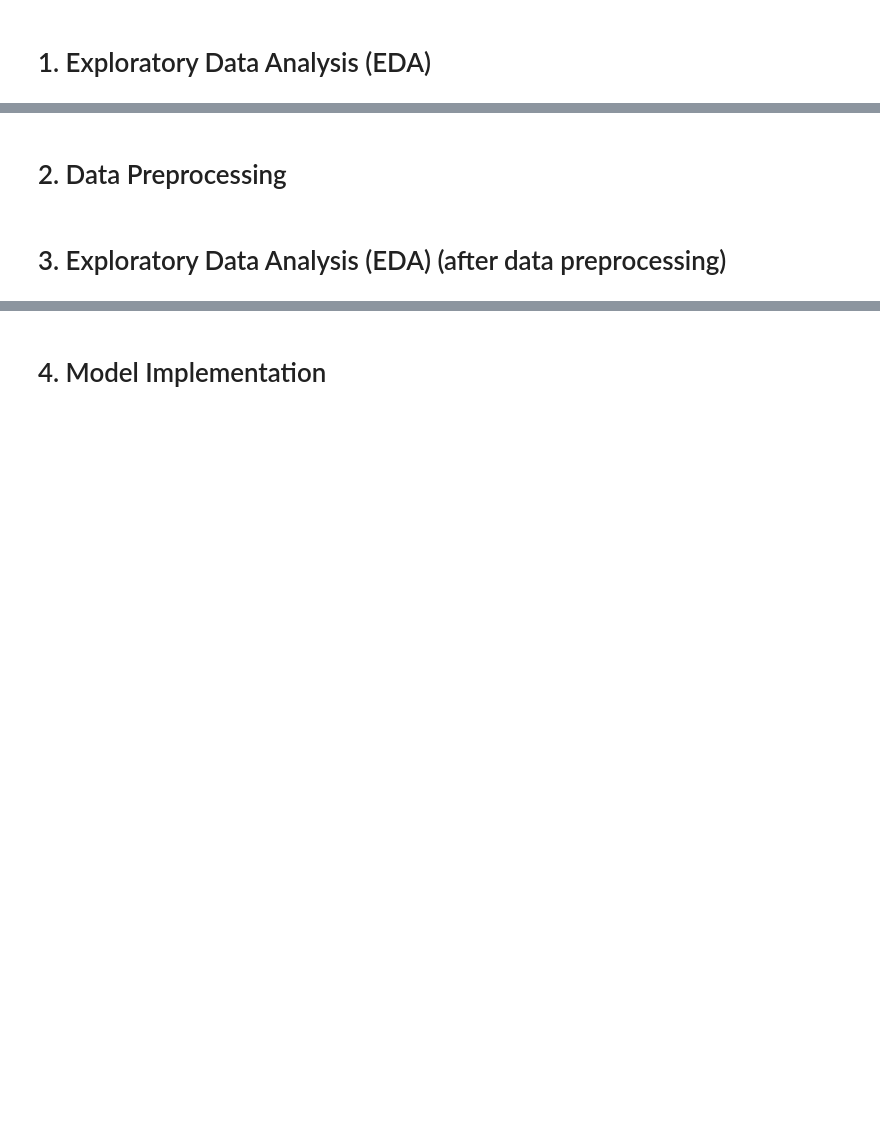
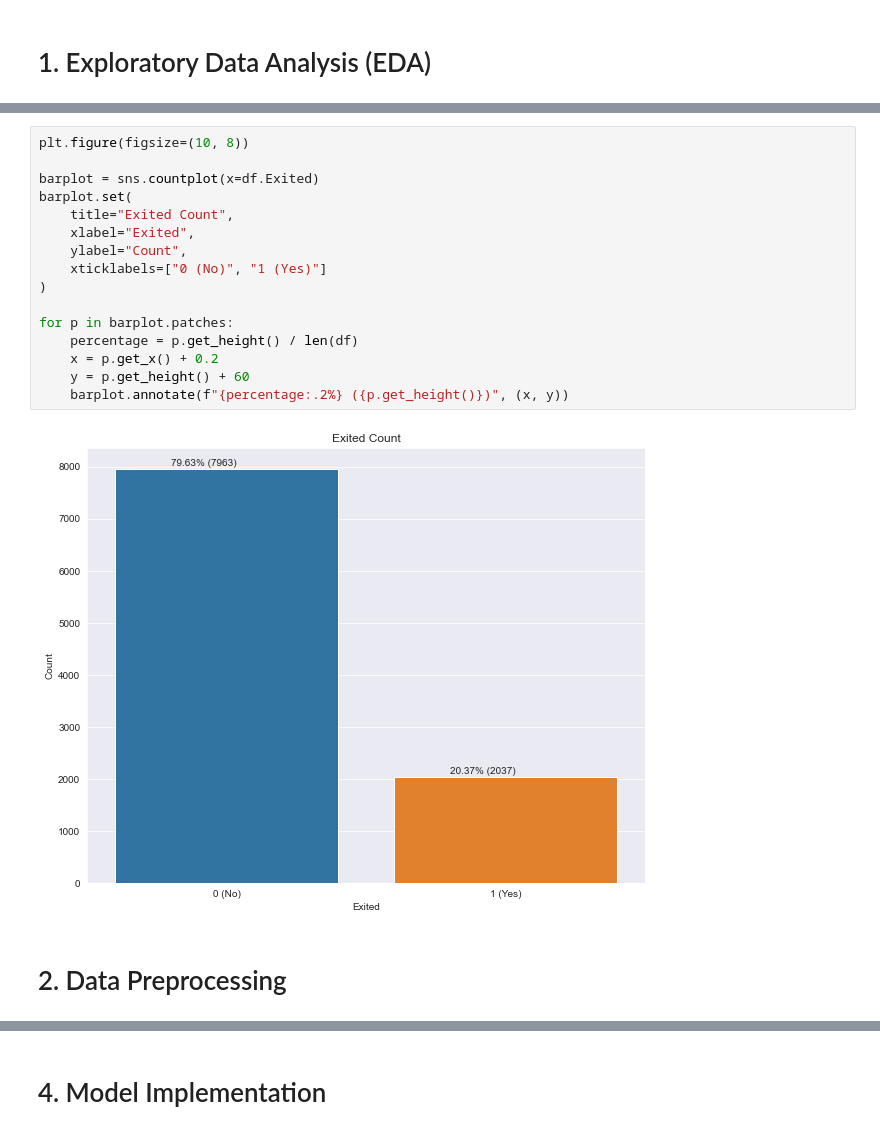
Before and after one commit to ManShunChoong/customer-churn-prediction, a Jupyter notebook: main.ipynb, the cells around one changed output, grey strips where cells are left out. Cells and saved outputs as stored; diff of their text form; blank space fills up the shorter version.

```diff
--- a/main.ipynb
+++ b/main.ipynb
@@ -28,4 +153,20 @@
+# %%
+plt.figure(figsize=(10, 8))
+
+barplot = sns.countplot(x=df.Exited)
+barplot.set(
+    title="Exited Count",
+    xlabel="Exited",
+    ylabel="Count",
+    xticklabels=["0 (No)", "1 (Yes)"]
+)
+
+for p in barplot.patches:
+    percentage = p.get_height() / len(df)
+    x = p.get_x() + 0.2
+    y = p.get_height() + 60
+    barplot.annotate(f"{percentage:.2%} ({p.get_height()})", (x, y))
+# %% [output]
+[figure, added]
 # %% [markdown]
 # 2. Data Preprocessing <a id="data_preprocessing"/>
-# %% [markdown]
-# 3. Exploratory Data Analysis (EDA) (after data preprocessing) <a id="eda_after_data_preprocessing"/>
```
Also changed, not shown: parts of 74 cells of this notebook.
